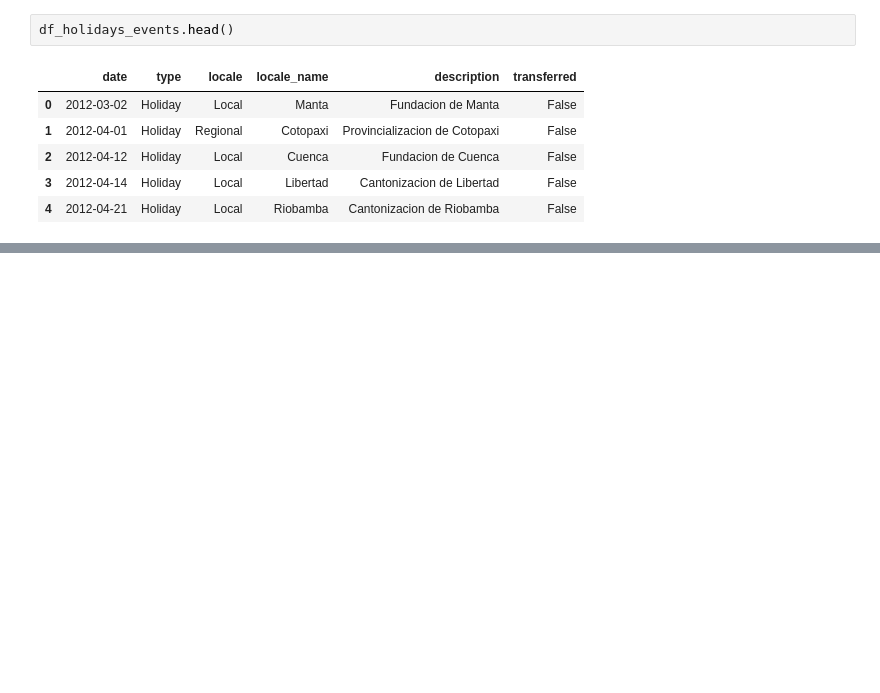
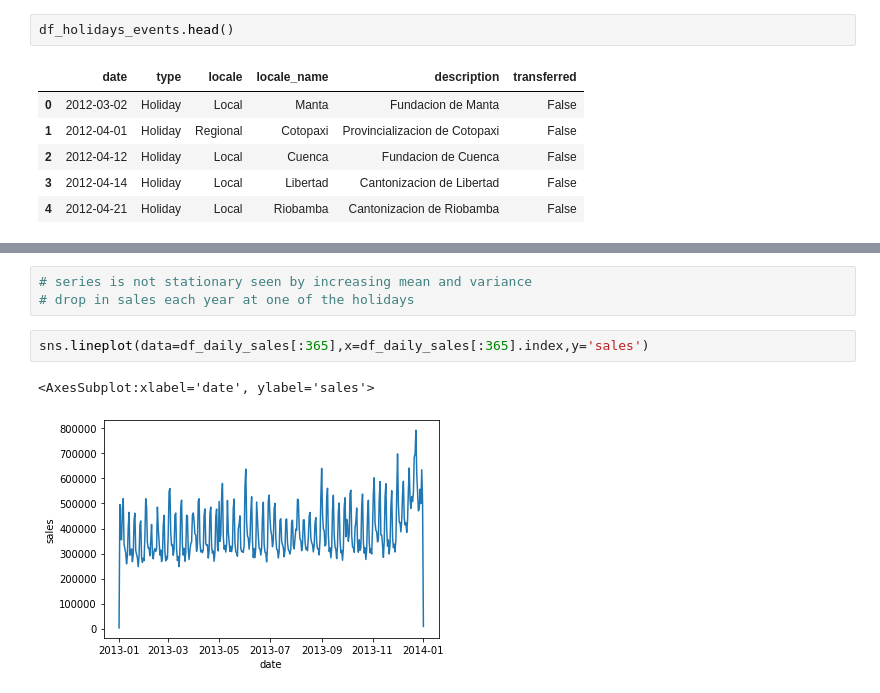
Before and after one commit to eihle/ts-store-sales, a Jupyter notebook: forecasting_store_sales.ipynb, the cells around one changed output, grey strips where cells are left out. Saved outputs shown, nothing was run; the diff lists cells and outputs as text; blank space fills up the shorter version.

```diff
--- a/forecasting_store_sales.ipynb
+++ b/forecasting_store_sales.ipynb
@@ -81,0 +96,8 @@ df_holidays_events.head()
+# %%
+# series is not stationary seen by increasing mean and variance
+# drop in sales each year at one of the holidays
+# %%
+sns.lineplot(data=df_daily_sales[:365],x=df_daily_sales[:365].index,y='sales')
+# %% [output]
+<AxesSubplot:xlabel='date', ylabel='sales'>
+[figure, added]
```
Also changed, not shown: parts of 20 cells of this notebook.
